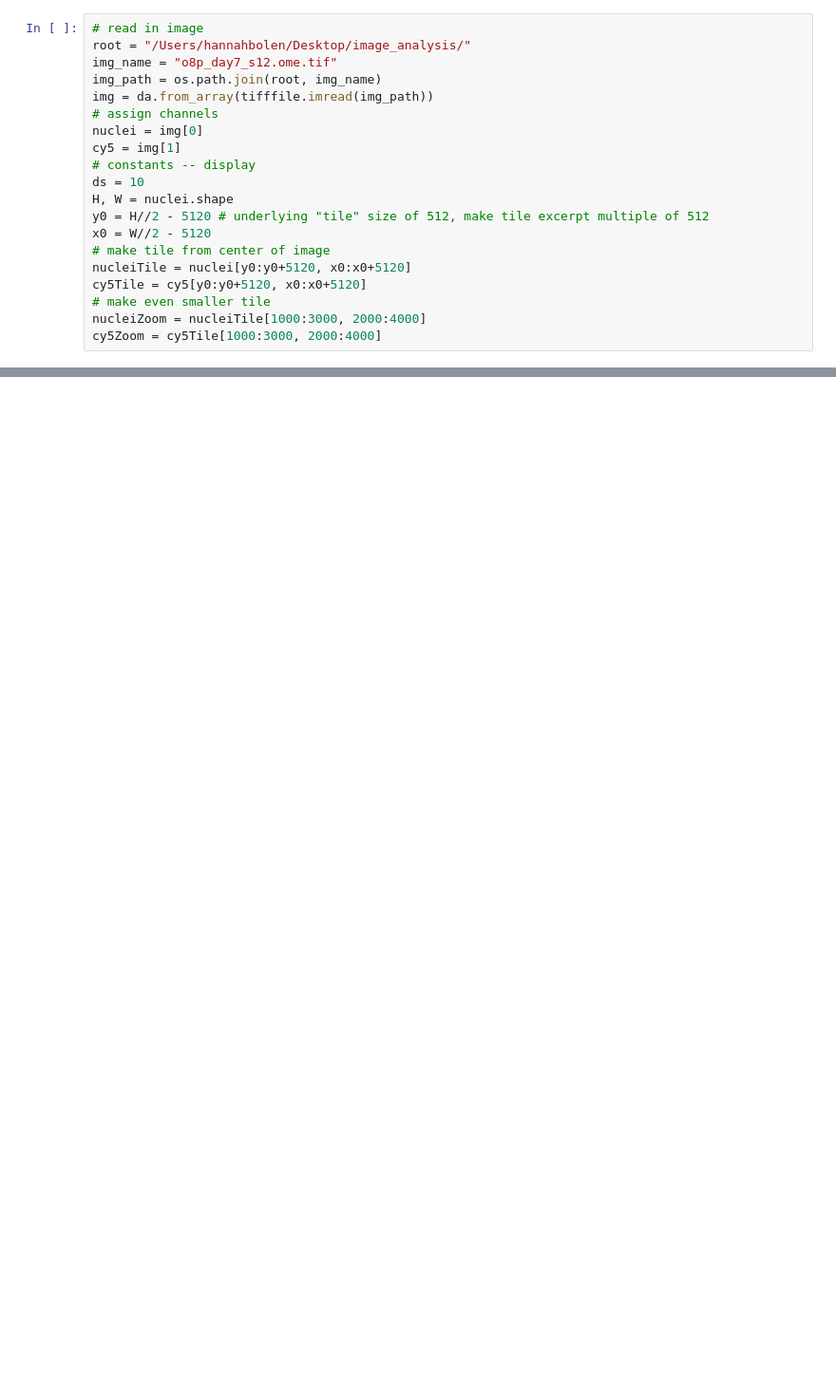
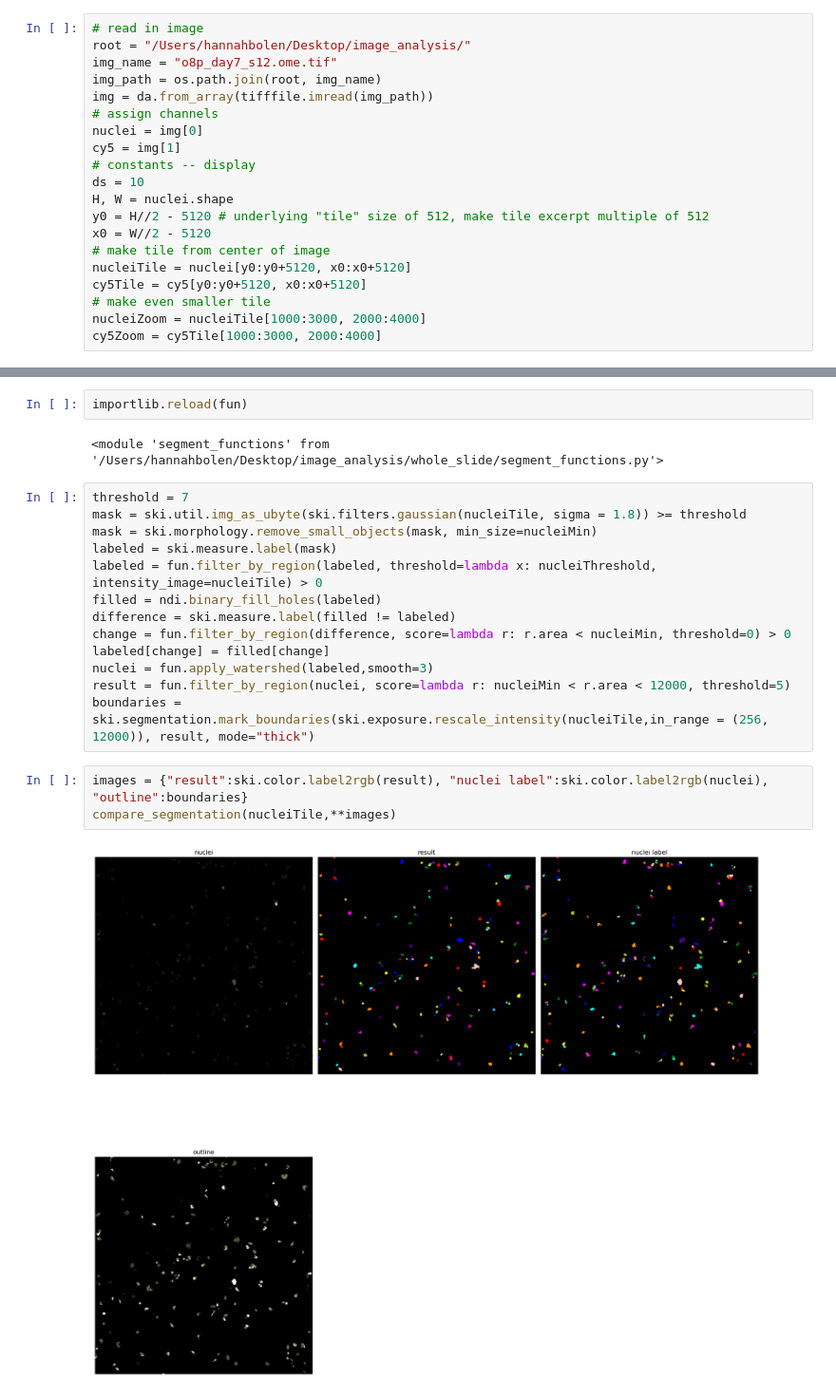
Before and after one commit to hannahbolen1/whole_slide, a Jupyter notebook: ops2019_segment.ipynb, the cells around one changed output, grey strips where cells are left out. Shown at 95% size. Cells and saved outputs as stored; diff of their text form; blank space fills up the shorter version.

Commit message:
fix segmenting

```diff
--- a/ops2019_segment.ipynb
+++ b/ops2019_segment.ipynb
@@ -51,0 +70,22 @@ importlib.reload(ops)
+# %%
+importlib.reload(fun)
+# %% [output]
+<module 'segment_functions' from '/Users/hannahbolen/Desktop/image_analysis/whole_slide/segment_functions.py'>
+# %%
+threshold = 7
+mask = ski.util.img_as_ubyte(ski.filters.gaussian(nucleiTile, sigma = 1.8)) >= threshold
+mask = ski.morphology.remove_small_objects(mask, min_size=nucleiMin)
+labeled = ski.measure.label(mask)
+labeled = fun.filter_by_region(labeled, threshold=lambda x: nucleiThreshold, intensity_image=nucleiTile) > 0
+filled = ndi.binary_fill_holes(labeled)
+difference = ski.measure.label(filled != labeled)
+change = fun.filter_by_region(difference, score=lambda r: r.area < nucleiMin, threshold=0) > 0
+labeled[change] = filled[change]
+nuclei = fun.apply_watershed(labeled,smooth=3)
+result = fun.filter_by_region(nuclei, score=lambda r: nucleiMin < r.area < 12000, threshold=5)
+boundaries = ski.segmentation.mark_boundaries(ski.exposure.rescale_intensity(nucleiTile,in_range = (256, 12000)), result, mode="thick")
+# %%
+images = {"result":ski.color.label2rgb(result), "nuclei label":ski.color.label2rgb(nuclei), "outline":boundaries}
+compare_segmentation(nucleiTile,**images)
+# %% [output]
+[figure, added]
```
Also changed, not shown: parts of 12 cells of this notebook, 2 other files.
